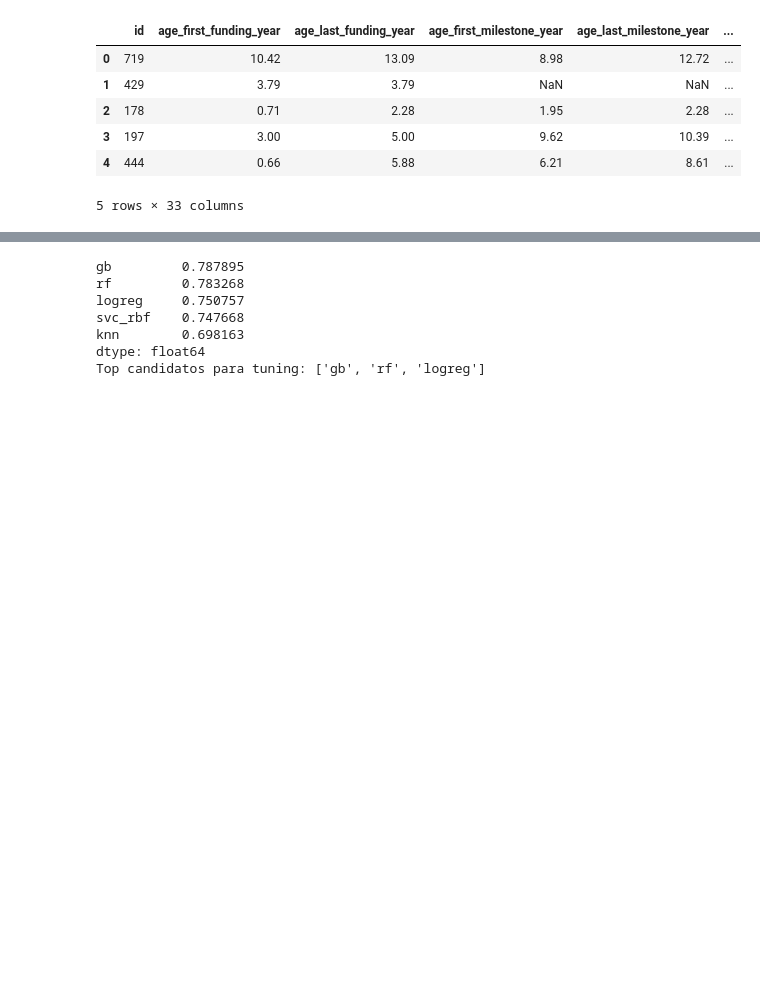
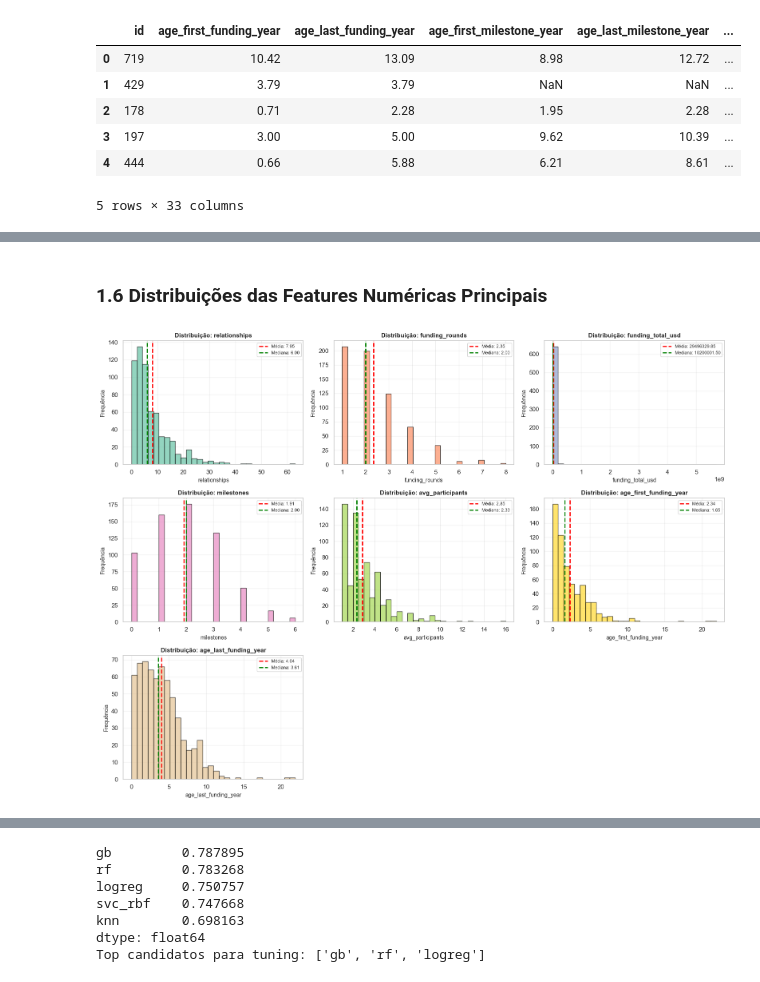
Before and after one commit to hugomontan/model_startups, a Jupyter notebook: kaggle.ipynb, the cells around one changed output, grey strips where cells are left out. Drawn from its saved outputs; the diff is of its cells as text; code cells hidden in the pictures; blank space fills up the shorter version.

```diff
--- a/kaggle.ipynb
+++ b/kaggle.ipynb
@@ -175,0 +201,34 @@ Name: labels, dtype: float64
+# %% [markdown]
+### 1.6 Distribuições das Features Numéricas Principais
+# %%
+# Visualizar distribuições das principais features numéricas
+main_features = ['relationships', 'funding_rounds', 'funding_total_usd', 'milestones',
+                 'avg_participants', 'age_first_funding_year', 'age_last_funding_year']
+
+fig, axes = plt.subplots(3, 3, figsize=(16, 12))
+axes = axes.ravel()
+
+for idx, col in enumerate(main_features):
+    if col in X.columns:
+        # Histogram com KDE
+        axes[idx].hist(X[col].dropna(), bins=30, alpha=0.7, color=CUSTOM_PALETTE[idx % len(CUSTOM_PALETTE)], edgecolor='black')
+        axes[idx].set_title(f'Distribuição: {col}', fontsize=11, fontweight='bold')
+        axes[idx].set_xlabel(col, fontsize=10)
+        axes[idx].set_ylabel('Frequência', fontsize=10)
+        axes[idx].grid(alpha=0.3)
+
+        # Adicionar estatísticas
+        mean_val = X[col].mean()
+        median_val = X[col].median()
+        axes[idx].axvline(mean_val, color='red', linestyle='--', linewidth=2, label=f'Média: {mean_val:.2f}')
+        axes[idx].axvline(median_val, color='green', linestyle='--', linewidth=2, label=f'Mediana: {median_val:.2f}')
+        axes[idx].legend(fontsize=8)
+
+# Remover eixos extras
+for idx in range(len(main_features), len(axes)):
+    fig.delaxes(axes[idx])
+
+plt.tight_layout()
+plt.show()
+# %% [output]
+[figure, added]
```
Also changed, not shown: parts of 60 cells of this notebook, 1 other file.
